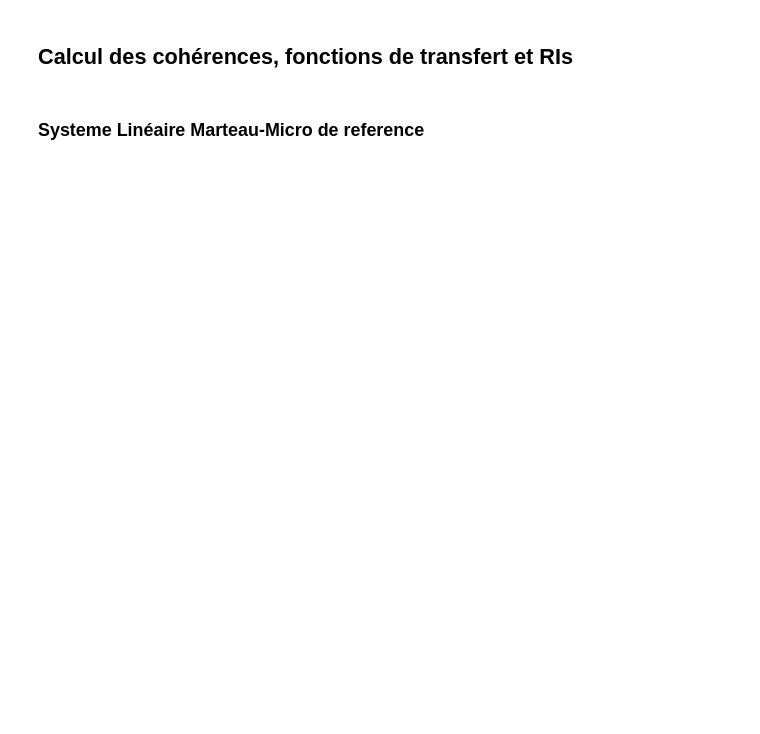
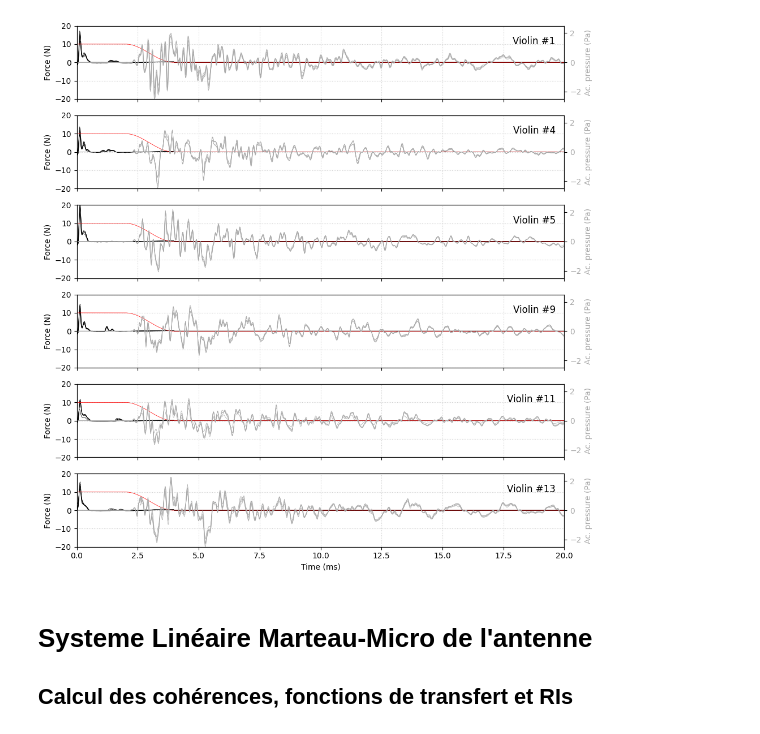
Before and after one commit to ollivierf/BilbaoViolinsDir, a Jupyter notebook: notebooks/Violon_1_Marteau2HetRI.ipynb, the cells around one changed output. Saved outputs shown, nothing was run; the diff lists cells and outputs as text; code cells hidden in the pictures; blank space fills up the shorter version.

```diff
--- a/notebooks/Violon_1_Marteau2HetRI.ipynb
+++ b/notebooks/Violon_1_Marteau2HetRI.ipynb
@@ -135,4 +139,40 @@ np.savez('./NumViolon.npz', NumViolon=NumViolon)
+# %%
+
+fig,ax = plt.subplots(NbViol,1,figsize=(10,10))
+for nv in range(NbViol):
+    # Create secondary axis for envelopes
+    ax2 = ax[nv].twinx()
+    ax[nv].plot(1000*tW,FramesHmr[nv, :, :, 0].T,'k', lw = 0.5)
+    ax[nv].plot(1000*tW,10*RectTukeyWin,'r', lw = 0.5)
+    ax2.plot(1000*tW, FramesMms[nv, :, :, 0].T,'darkgrey', lw = 0.5)
+    ax[nv].set_xlim([0, 1000*tWMax])
+    ax[nv].text(1000*tWMax, 10, f'Violin #{NumViolon[nv]:d}   ', fontsize=12, ha='right')
+    ax[nv].set_ylim([-20, 20])
+    ax[nv].set_ylabel('Force (N)')
+    ax2.set_ylim([-2.5, 2.5])
+    ax2.set_ylabel('Ac. pressure (Pa)', color='darkgrey')
+
+    # Add grid
+    ax[nv].grid(True, linestyle=':', alpha=0.6)
+
+    # Remove tick labels
+    if nv < NbViol - 1:
+        ax[nv].set_xticklabels([])
+    else:
+        ax[nv].set_xlabel('Time (ms)')
+
+    # Keep axis and ticks
+    ax[nv].xaxis.set_ticks_position('bottom')
+    ax[nv].yaxis.set_ticks_position('left')
+    ax2.yaxis.set_ticks_position('right')
+
+    # Set colors for clarity
+    ax2.tick_params(axis='y', labelcolor='darkgrey')
+fig.tight_layout()
+# %% [output]
+[figure, added]
 # %% [markdown]
+# Systeme Linéaire Marteau-Micro de l'antenne
 ## Calcul des cohérences, fonctions de transfert et RIs
 # %%
 # DSPs
@@ -161,2 +200,0 @@ np.savez('./ViolinsFRFs.npz', frq=frq, Shh=Shh, Srr=Srr, Smm=Smm, Shr=Shr, Shm=S
-# %% [markdown]
-### Systeme Linéaire Marteau-Micro de reference
```
Also changed, not shown: parts of 15 cells of this notebook, 13 other files.
